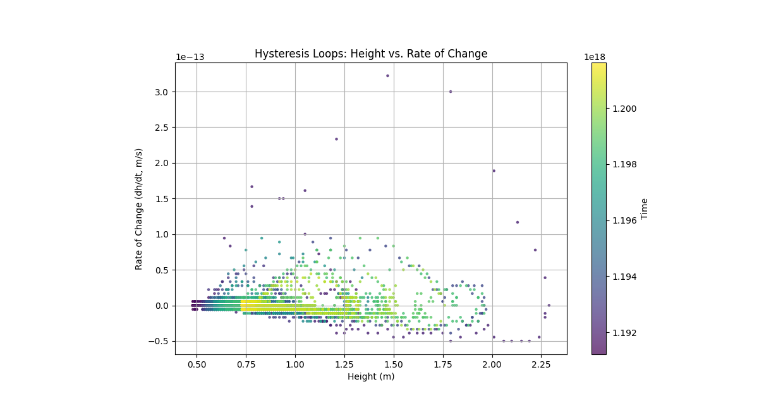
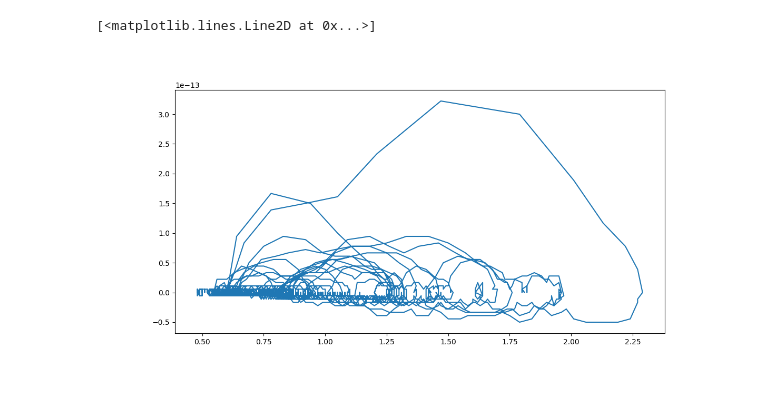
Before and after one commit to jacqubu/data-segmentation, a Jupyter notebook: debugging.ipynb, the cells around one changed output. Drawn from its saved outputs; the diff is of its cells as text; code cells hidden in the pictures.

Commit message:
Working on hysteresis loops

```diff
--- a/debugging.ipynb
+++ b/debugging.ipynb
@@ -39,57 +39,62 @@ plt.plot(time, height)
 plt.show()
 # %%
 df = pd.read_csv('usgs-data/01302020_shorter2.csv')
+df = df.rename(columns={'00065': 'height', 'datetime': 'time'})
 
-df['datetime'] = pd.to_datetime(df['datetime'], format="%Y-%m-%d %H:%M:%S%z")
+
+df['time'] = pd.to_datetime(df['time'], format="%Y-%m-%d %H:%M:%S%z")
 
 # method 1
-df['time_num'] = df['datetime'].astype(np.int64)
-df['dh_dt'] = np.gradient(df['00065'], df['time_num'])
+df['time_num'] = df['time'].astype(np.int64)
+df['dh_dt'] = np.gradient(df['height'], df['time_num'])
 
 # method 2
 # df['dh_dt'] = df['00065'].diff() / df['datetime'].diff().dt.total_seconds()
 
-plt.figure(figsize=(10, 6))
-sc = plt.scatter(
-    df['00065'],
-    df['dh_dt'],
-    c=df['time_num'],  # Color by time
-    cmap='viridis',
-    s=5,
-    alpha=0.7
-)
-plt.colorbar(sc, label='Time')
-plt.xlabel('Height (m)')
-plt.ylabel('Rate of Change (dh/dt, m/s)')
-plt.title('Hysteresis Loops: Height vs. Rate of Change')
-# Add arrows to indicate loop direction
-plt.annotate(
-    'Flood Rise', xy=(5.0, 0.02), xytext=(1.5, 1e-13),
-    arrowprops=dict(arrowstyle="->", color='red')
-)
-plt.annotate(
-    'Flood Recession', xy=(5.5, -0.01), xytext=(6.0, -0.02),
-    arrowprops=dict(arrowstyle="->", color='blue')
-)
-plt.grid()
+# plt.figure(figsize=(10, 6))
+# sc = plt.scatter(
+#     df['height'],
+#     df['dh_dt'],
+#     c=df['time_num'],  # Color by time
+#     cmap='viridis',
+#     s=5,
+#     alpha=0.7
+# )
+# plt.colorbar(sc, label='Time')
+# plt.xlabel('Height (m)')
+# plt.ylabel('Rate of Change (dh/dt, m/s)')
+# plt.title('Hysteresis Loops: Rate of Change vs. Height')
+# # Add arrows to indicate loop direction
+# plt.annotate(
+#     'Flood Rise', xy=(5.0, 0.02), xytext=(1.5, 1e-13),
+#     arrowprops=dict(arrowstyle="->", color='red')
+# )
+# plt.annotate(
+#     'Flood Recession', xy=(5.5, -0.01), xytext=(6.0, -0.02),
+#     arrowprops=dict(arrowstyle="->", color='blue')
+# )
+# plt.grid()
+
+
 
 # flood_events = df[(df['dh_dt'] > 1e-7) & (df['00065'] > 0)]  # 0.05 ft/s and height >5ft
 
 
 # Rolling 95th percentile of dh/dt (adaptive to seasonal changes)
 # df['rise_threshold'] = df['dh_dt'].rolling(7).quantile(0.95)
 # flood_events = df[df['dh_dt'] > df['rise_threshold']]
 
 # Dynamic threshold (top 5% of positive rates)
 # threshold = df['dh_dt'].quantile(0.90)
 # floods = df[(df['dh_dt'] > threshold) & (df['00065'] > df['00065'].quantile(0.35))]
 
 # Plot
-# plt.figure(figsize=(12, 6))
-# plt.plot(df['00065'], df['dh_dt'])
+plt.figure(figsize=(12, 6))
+plt.plot(df['height'], df['dh_dt'])
 # plt.plot(df['datetime'], df['00065'], label='Height')
 # plt.scatter(floods['datetime'], floods['00065'], color='red', label='Flood Events')
 # plt.scatter(flood_events['datetime'], flood_events['00065'], color='red', label='Flood Events')
 # plt.legend()
 # %% [output]
+[<matplotlib.lines.Line2D at 0x...>]
-[figure, old version]
+[figure, new version]
```
Also changed, not shown: parts of 18 cells of this notebook.
